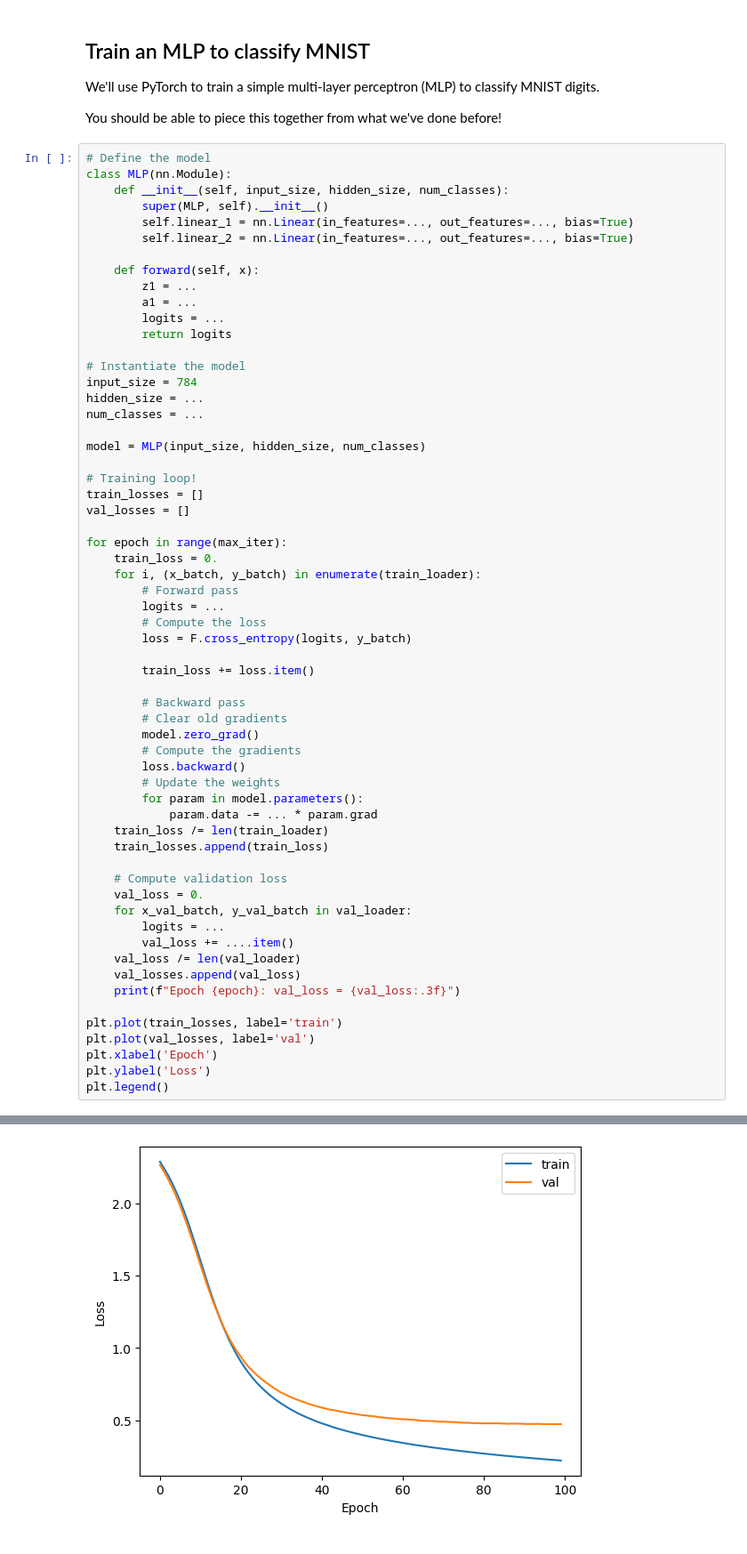
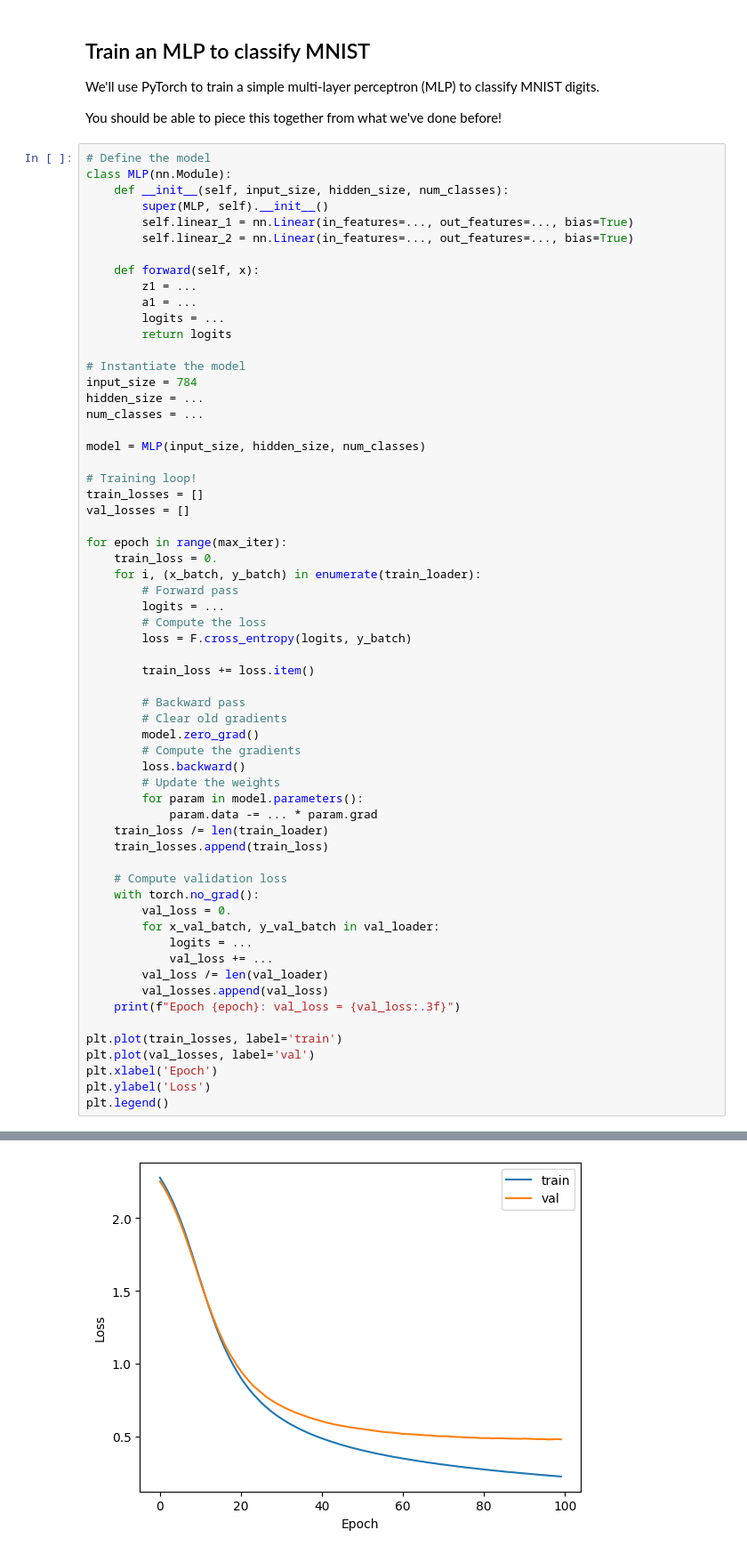
Before and after one commit to Calvin-Data-Science/cs375-376-public, a Jupyter notebook: notebooks/u06n1-mnist-torch.ipynb, the cells around one changed output, grey strips where cells are left out. Shown at 89% size. Saved outputs shown, nothing was run; the diff lists cells and outputs as text.

```diff
--- a/notebooks/u06n1-mnist-torch.ipynb
+++ b/notebooks/u06n1-mnist-torch.ipynb
@@ -138,12 +138,13 @@ for epoch in range(max_iter):
     train_losses.append(train_loss)
 
     # Compute validation loss
-    val_loss = 0.
-    for x_val_batch, y_val_batch in val_loader:
-        logits = ...
-        val_loss += ....item()
-    val_loss /= len(val_loader)
-    val_losses.append(val_loss)
+    with torch.no_grad():
+        val_loss = 0.
+        for x_val_batch, y_val_batch in val_loader:
+            logits = ...
+            val_loss += ...
+        val_loss /= len(val_loader)
+        val_losses.append(val_loss)
     print(f"Epoch {epoch}: val_loss = {val_loss:.3f}")
 
 plt.plot(train_losses, label='train')
@@ -172,2 +173,2 @@ Epoch 99: val_loss = 0.473
 <matplotlib.legend.Legend at 0x...>
-[figure, old version]
+[figure, new version]
```
Also changed, not shown: parts of 1 cell of this notebook.
